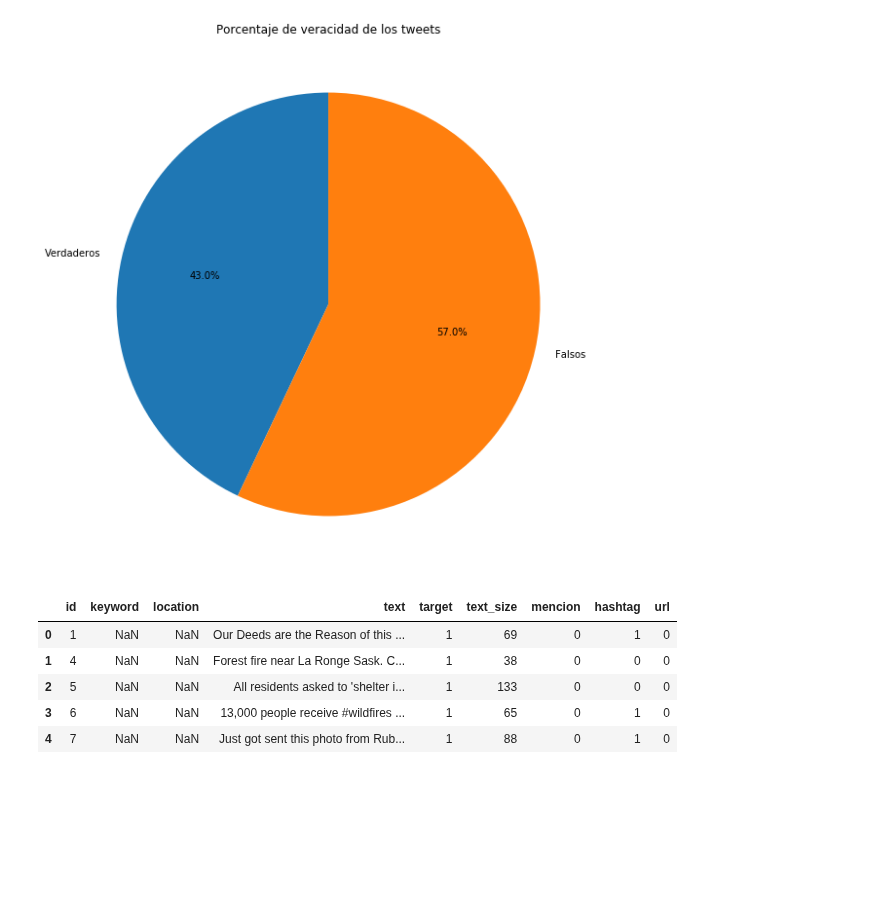
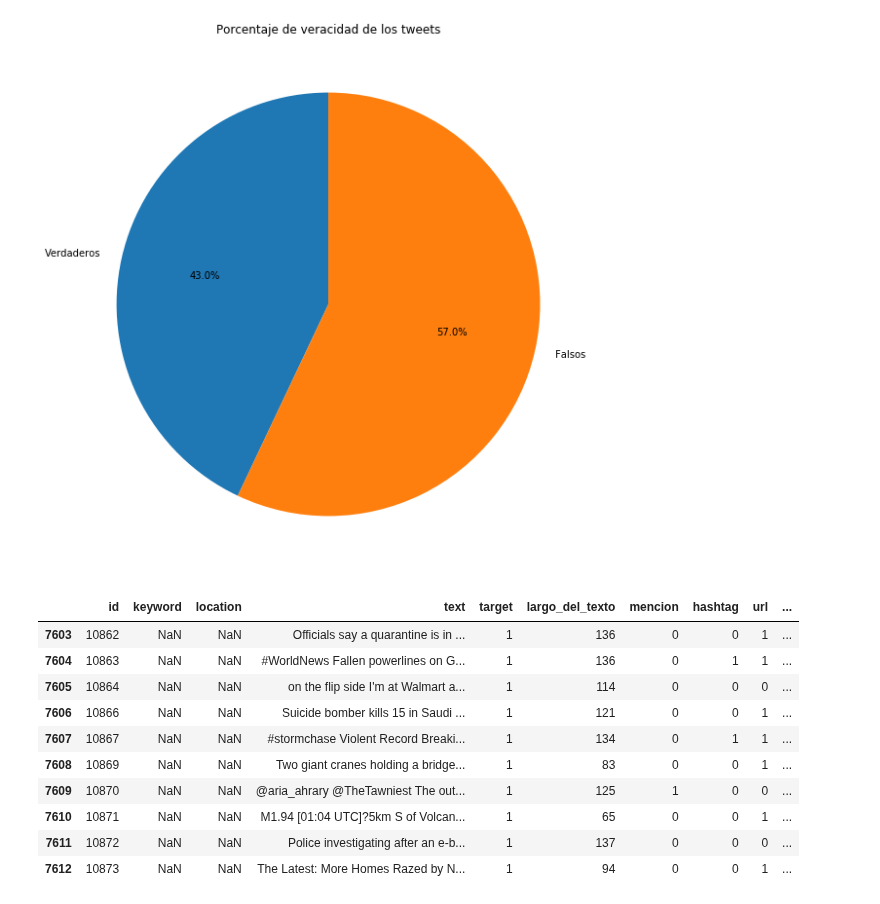
Before and after one commit to delpinor/datos7506, a Jupyter notebook: TP1 - Contenido de los Tweets.ipynb, the cells around one changed output. Drawn from its saved outputs; the diff is of its cells as text; code cells hidden in the pictures; blank space fills up the shorter version.

```diff
--- a/TP1 - Contenido de los Tweets.ipynb
+++ b/TP1 - Contenido de los Tweets.ipynb
@@ -7,8 +7,8 @@ from IPython.core.pylabtools import figsize
 %matplotlib inline
 plt.rcParams['figure.figsize'] = (20, 10)
 # %%
-tweets = pd.read_csv('data/train.csv')
-tweets.head(100)
+df = pd.read_csv('train.csv')
+df.head(10)
 # %% [output]
 |  | id | keyword | location | text | target |
 | 0 | 1 | NaN | NaN | Our Deeds are the Reason of this ... | 1 |
@@ -32,16 +30,24 @@ plt.show(grafico)
 # %% [output]
 [figure]
 # %%
-tweets['text_size'] = tweets['text'].apply(len)
-tweets['mencion'] = tweets['text'].str.contains('@').astype(int)
-tweets['hashtag'] = tweets['text'].str.contains('#').astype(int)
-tweets['url'] = tweets['text'].str.contains('http').astype(int)
-tweets.head()
+df['largo_del_texto'] = df['text'].apply(len)
+df['mencion'] = df['text'].str.contains('@').astype(int)
+df['hashtag'] = df['text'].str.contains('#').astype(int)
+df['url'] = df['text'].str.contains('http').astype(int)
+df['Sin palabra clave'] =  ((df['text'].str.contains('@') == False) & \
+(df['text'].str.contains('#')  == False) & \
+(df['text'].str.contains('http') == False)).astype(int)
+df.tail(10)
 # %% [output]
-|  | id | keyword | location | text | target | text_size | mencion | hashtag | url |
-| 0 | 1 | NaN | NaN | Our Deeds are the Reason of this ... | 1 | 69 | 0 | 1 | 0 |
-| 1 | 4 | NaN | NaN | Forest fire near La Ronge Sask. C... | 1 | 38 | 0 | 0 | 0 |
-| 2 | 5 | NaN | NaN | All residents asked to 'shelter i... | 1 | 133 | 0 | 0 | 0 |
-| 3 | 6 | NaN | NaN | 13,000 people receive #wildfires ... | 1 | 65 | 0 | 1 | 0 |
-| 4 | 7 | NaN | NaN | Just got sent this photo from Rub... | 1 | 88 | 0 | 1 | 0 |
+|  | id | keyword | location | text | target | largo_del_texto | mencion | hashtag | url | ... |
+| 7603 | 10862 | NaN | NaN | Officials say a quarantine is in ... | 1 | 136 | 0 | 0 | 1 | ... |
+| 7604 | 10863 | NaN | NaN | #WorldNews Fallen powerlines on G... | 1 | 136 | 0 | 1 | 1 | ... |
+| 7605 | 10864 | NaN | NaN | on the flip side I'm at Walmart a... | 1 | 114 | 0 | 0 | 0 | ... |
+| 7606 | 10866 | NaN | NaN | Suicide bomber kills 15 in Saudi ... | 1 | 121 | 0 | 0 | 1 | ... |
+| 7607 | 10867 | NaN | NaN | #stormchase Violent Record Breaki... | 1 | 134 | 0 | 1 | 1 | ... |
+| 7608 | 10869 | NaN | NaN | Two giant cranes holding a bridge... | 1 | 83 | 0 | 0 | 1 | ... |
+| 7609 | 10870 | NaN | NaN | @aria_ahrary @TheTawniest The out... | 1 | 125 | 1 | 0 | 0 | ... |
+| 7610 | 10871 | NaN | NaN | M1.94 [01:04 UTC]?5km S of Volcan... | 1 | 65 | 0 | 0 | 1 | ... |
+| 7611 | 10872 | NaN | NaN | Police investigating after an e-b... | 1 | 137 | 0 | 0 | 0 | ... |
+| 7612 | 10873 | NaN | NaN | The Latest: More Homes Razed by N... | 1 | 94 | 0 | 0 | 1 | ... |
 # %%
```
Also changed, not shown: parts of 8 cells of this notebook, 1 other file.
